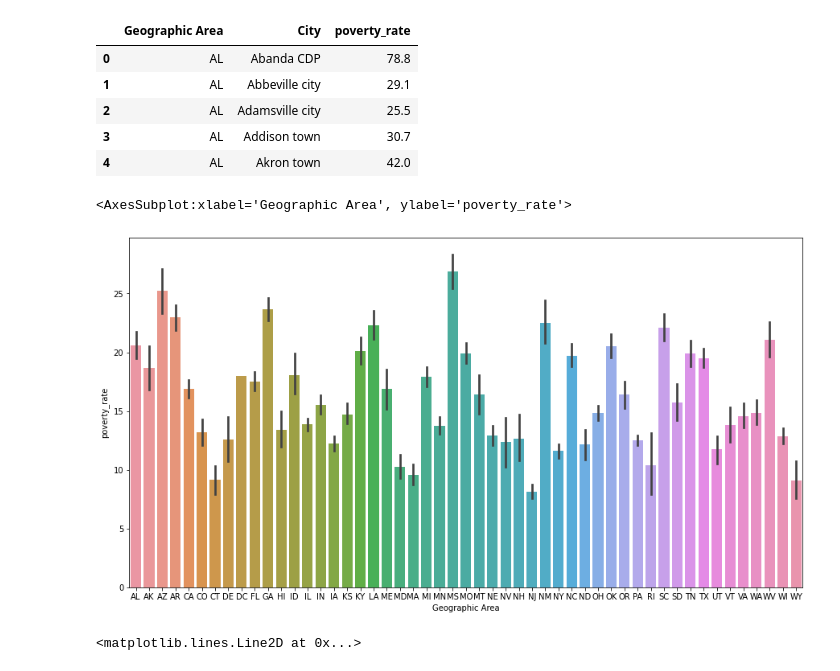
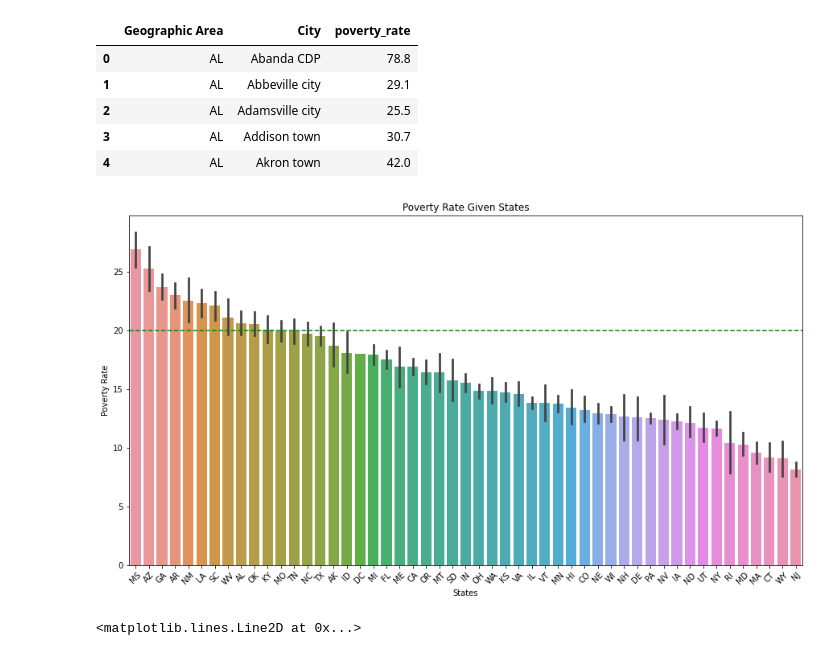
Before and after one commit to Ertugrul-Kurubal/Data-Visualization-With-Python-Projects, a Jupyter notebook: USA Fatal Police Shoot Analyse.ipynb, the cells around one changed output. Saved outputs shown, nothing was run; the diff lists cells and outputs as text; code cells hidden in the pictures.

Commit message:
Police Killing pr Data Set

```diff
--- a/USA Fatal Police Shoot Analyse.ipynb
+++ b/USA Fatal Police Shoot Analyse.ipynb
@@ -240,12 +255,18 @@ pr.head()
 | 2 | AL | Adamsville city | 25.5 |
 | 3 | AL | Addison town | 30.7 |
 | 4 | AL | Akron town | 42.0 |
+# %%
+labels=pr.groupby("Geographic Area").poverty_rate.mean().sort_values(ascending=False).index
 # %%
 plt.figure(figsize=(15,8))
-sns.barplot(x="Geographic Area", y="poverty_rate",data=pr)
+sns.barplot(x="Geographic Area", y="poverty_rate",data=pr, order=labels)
+plt.title("Poverty Rate Given States")
+plt.xlabel("States")
+plt.ylabel("Poverty Rate")
+plt.xticks(rotation=45)
+plt.axhline(y=20, color="green", ls="--");
 # %% [output]
-<AxesSubplot:xlabel='Geographic Area', ylabel='poverty_rate'>
-[figure, old version]
+[figure, new version]
 # %%
 ................
 # %% [output]
```
Also changed, not shown: parts of 6 cells of this notebook.
